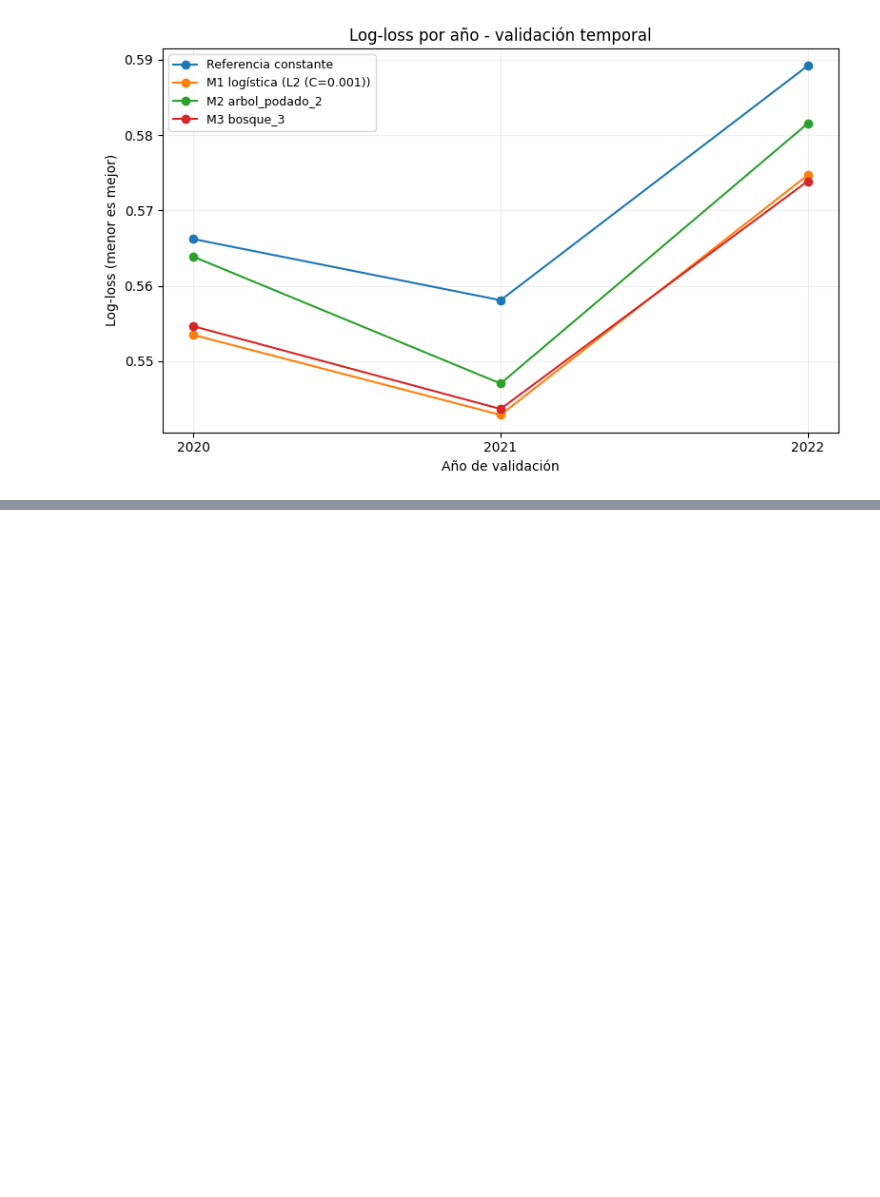
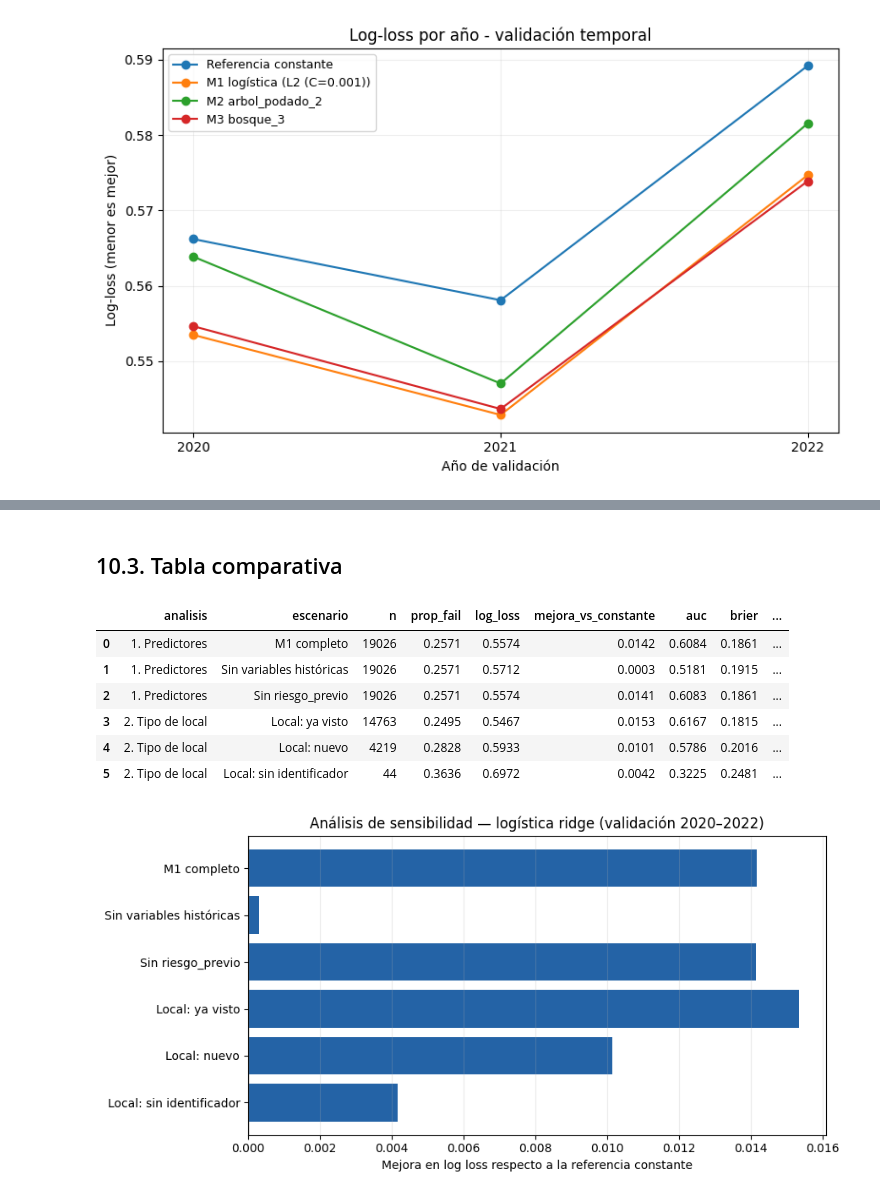
Before and after one commit to jpmondaca/Proyecto-Topicos, a Jupyter notebook: main.ipynb, the cells around one changed output, grey strips where cells are left out. Drawn from its saved outputs; the diff is of its cells as text; code cells hidden in the pictures; blank space fills up the shorter version.

Commit message:
Agrega sección 10: análisis de sensibilidad

```diff
--- a/main.ipynb
+++ b/main.ipynb
@@ -3643,0 +3758,19 @@ display(tabla_prueba_m1.round(4))
+# %%
+# =============================================================================
+# 10.2 Sensibilidad 2: ¿funciona igual con locales que el modelo no ha visto?
+# Mismo M1 completo de 10.1; solo se separan las inspecciones de validación
+# según si el local ya aparecía en el entrenamiento de esa ventana.
+# =============================================================================
+pred_m1_sens = predicciones_sens["M1 completo"]
+
+filas_locales = [resumir_sens(pred_m1_sens, "Todas las inspecciones")]
+for grupo in ["Ya visto", "Nuevo", "Sin identificador"]:
+    subconjunto = pred_m1_sens[pred_m1_sens["grupo_local"].eq(grupo)]
+    filas_locales.append(resumir_sens(subconjunto, f"Local: {grupo.lower()}"))
+
+tabla_sens_locales = pd.DataFrame(filas_locales)
+with pd.option_context("display.max_columns", None, "display.width", 250):
+    display(tabla_sens_locales.round(4))
+
+print("\nInspecciones de validación por año y grupo:")
+display(pd.crosstab(pred_m1_sens["anio"], pred_m1_sens["grupo_local"], margins=True))
@@ -3643,0 +3790,40 @@ display(tabla_prueba_m1.round(4))
+# %% [markdown]
+## 10.3. Tabla comparativa
+# %%
+# =============================================================================
+# 10.3 Tabla resumen del análisis de sensibilidad
+# =============================================================================
+tabla_sensibilidad = pd.concat([
+    tabla_sens_variables.assign(analisis="1. Predictores"),
+    tabla_sens_locales.iloc[1:].assign(analisis="2. Tipo de local"),
+], ignore_index=True)
+
+columnas_sens = ["analisis", "escenario", "n", "prop_fail", "log_loss",
+            "mejora_vs_constante", "auc", "brier", "sensibilidad", "especificidad", "vpp"]
+tabla_sensibilidad = tabla_sensibilidad[columnas_sens]
+
+with pd.option_context("display.max_columns", None, "display.width", 250):
+    display(tabla_sensibilidad.round(4))
+
+# Gráfico: log loss de cada escenario frente a su referencia constante
+fig, ax = plt.subplots(figsize=(9, 4.5))
+etiquetas = tabla_sensibilidad["escenario"]
+posiciones = np.arange(len(etiquetas))
+ax.barh(posiciones, tabla_sensibilidad["mejora_vs_constante"], color="#2463A6")
+ax.axvline(0, color="gray", linewidth=1)
+ax.set_yticks(posiciones, etiquetas)
+ax.invert_yaxis()
+ax.set_xlabel("Mejora en log loss respecto a la referencia constante")
+ax.set_title("Análisis de sensibilidad — logística ridge (validación 2020–2022)")
+ax.grid(axis="x", alpha=0.25)
+plt.tight_layout()
+plt.show()
+# %% [output]
+|  | analisis | escenario | n | prop_fail | log_loss | mejora_vs_constante | auc | brier | ... |
+| 0 | 1. Predictores | M1 completo | 19026 | 0.2571 | 0.5574 | 0.0142 | 0.6084 | 0.1861 | ... |
+| 1 | 1. Predictores | Sin variables históricas | 19026 | 0.2571 | 0.5712 | 0.0003 | 0.5181 | 0.1915 | ... |
+| 2 | 1. Predictores | Sin riesgo_previo | 19026 | 0.2571 | 0.5574 | 0.0141 | 0.6083 | 0.1861 | ... |
+| 3 | 2. Tipo de local | Local: ya visto | 14763 | 0.2495 | 0.5467 | 0.0153 | 0.6167 | 0.1815 | ... |
+| 4 | 2. Tipo de local | Local: nuevo | 4219 | 0.2828 | 0.5933 | 0.0101 | 0.5786 | 0.2016 | ... |
+| 5 | 2. Tipo de local | Local: sin identificador | 44 | 0.3636 | 0.6972 | 0.0042 | 0.3225 | 0.2481 | ... |
+[figure, added]
```
Also changed, not shown: parts of 17 cells of this notebook.
